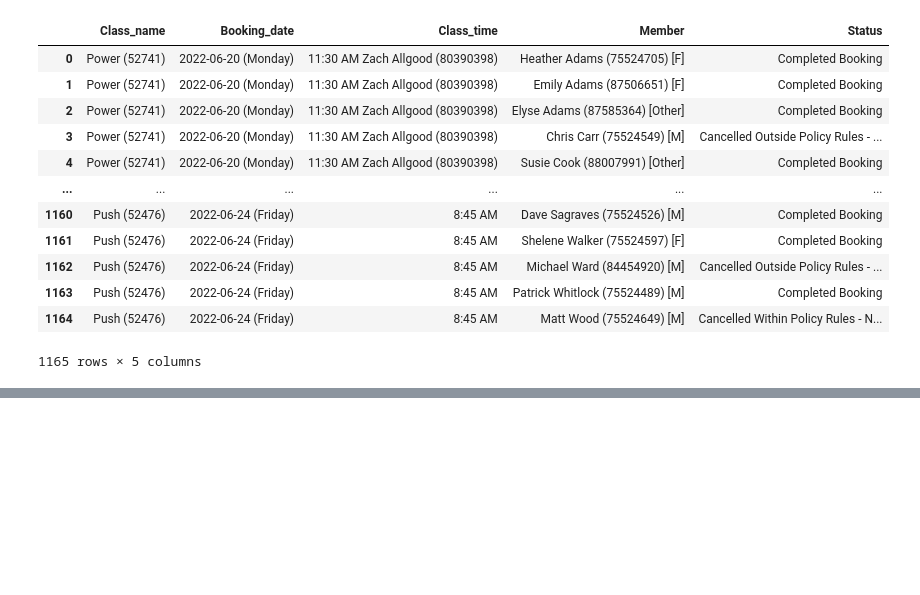
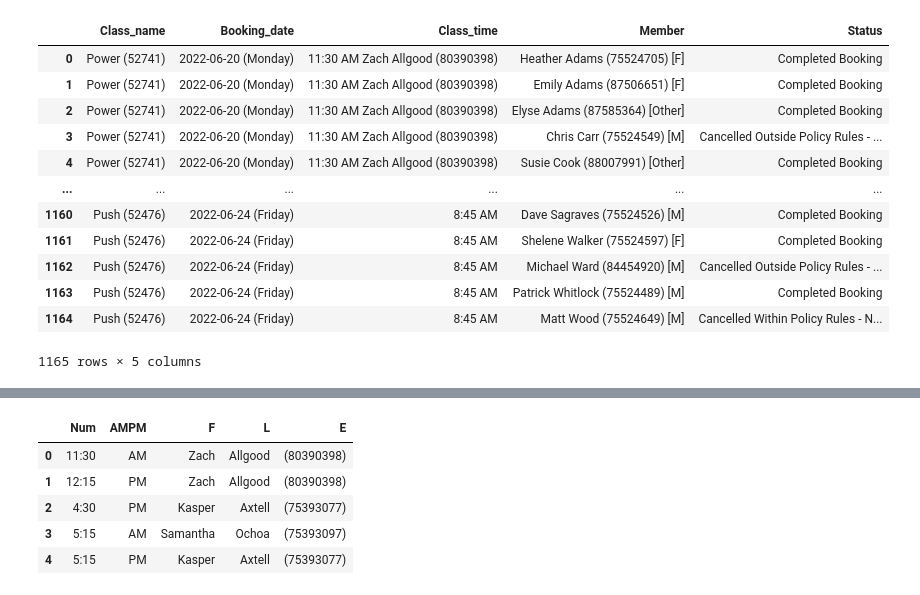
Before and after one commit to zwa004/gym_trends, a Jupyter notebook: class_att.ipynb, the cells around one changed output, grey strips where cells are left out. Cells and saved outputs as stored; diff of their text form; code cells hidden in the pictures; blank space fills up the shorter version.

```diff
--- a/class_att.ipynb
+++ b/class_att.ipynb
@@ -64,0 +123,11 @@ print(class_att)
+# %%
+#Rename
+class_times.columns = ['Num','AMPM','F','L','E']
+class_times.head()
+# %% [output]
+|  | Num | AMPM | F | L | E |
+| 0 | 11:30 | AM | Zach | Allgood | (80390398) |
+| 1 | 12:15 | PM | Zach | Allgood | (80390398) |
+| 2 | 4:30 | PM | Kasper | Axtell | (75393077) |
+| 3 | 5:15 | AM | Samantha | Ochoa | (75393097) |
+| 4 | 5:15 | PM | Kasper | Axtell | (75393077) |
```
Also changed, not shown: parts of 13 cells of this notebook.
